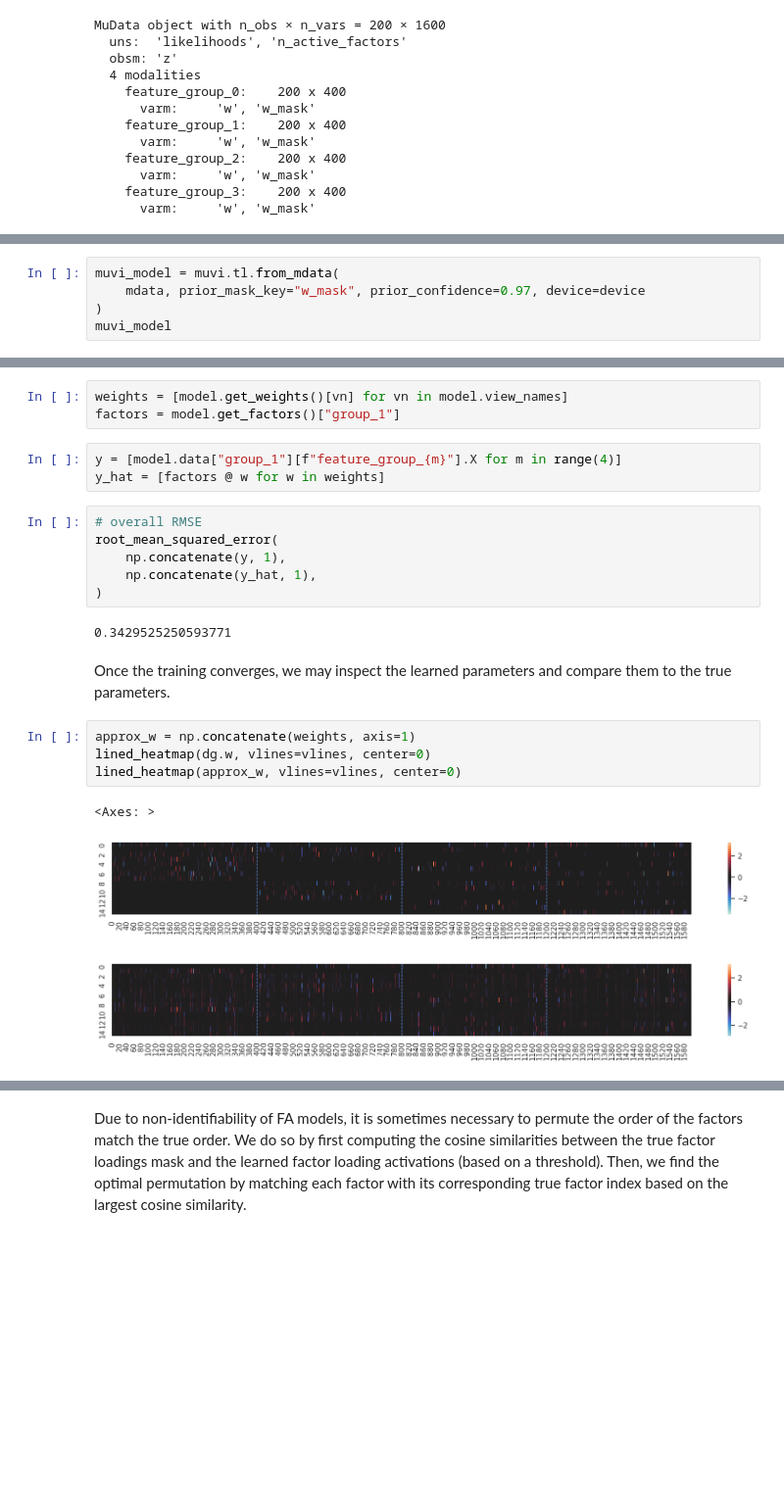
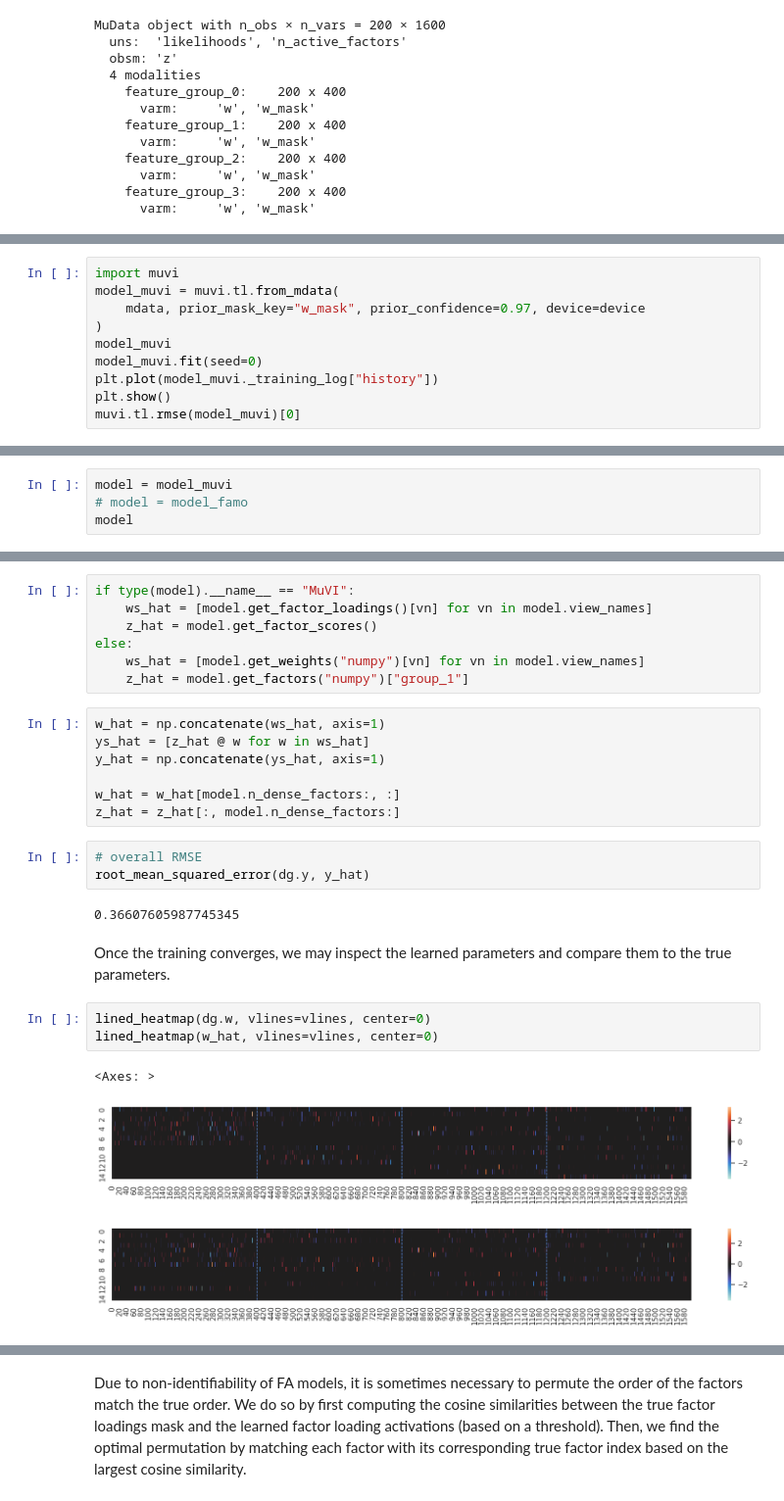
Before and after one commit to bioFAM/prismo, a Jupyter notebook: notebooks/muvi_experiments/1_basic_tutorial.ipynb, the cells around one changed output, grey strips where cells are left out. Shown: that part at 98% size. Drawn from its saved outputs; the diff is of its cells as text; blank space fills up the shorter version.

```diff
--- a/notebooks/muvi_experiments/1_basic_tutorial.ipynb
+++ b/notebooks/muvi_experiments/1_basic_tutorial.ipynb
@@ -119,6 +144,11 @@ import muvi
 # %%
-muvi_model = muvi.tl.from_mdata(
+import muvi
+model_muvi = muvi.tl.from_mdata(
     mdata, prior_mask_key="w_mask", prior_confidence=0.97, device=device
 )
-muvi_model
+model_muvi
+model_muvi.fit(seed=0)
+plt.plot(model_muvi._training_log["history"])
+plt.show()
+muvi.tl.rmse(model_muvi)[0]
 # %% [output]
@@ -254,0 +247,4 @@ Now we can train our model via a (stochastic) variational inference algorithm.
+# %%
+model = model_muvi
+# model = model_famo
+model
@@ -255,24 +268,28 @@ Now we can train our model via a (stochastic) variational inference algorithm.
+# %%
+if type(model).__name__ == "MuVI":
+    ws_hat = [model.get_factor_loadings()[vn] for vn in model.view_names]
+    z_hat = model.get_factor_scores()
+else:
+    ws_hat = [model.get_weights("numpy")[vn] for vn in model.view_names]
+    z_hat = model.get_factors("numpy")["group_1"]
 # %%
-weights = [model.get_weights()[vn] for vn in model.view_names]
-factors = model.get_factors()["group_1"]
+w_hat = np.concatenate(ws_hat, axis=1)
+ys_hat = [z_hat @ w for w in ws_hat]
+y_hat = np.concatenate(ys_hat, axis=1)
+
+w_hat = w_hat[model.n_dense_factors:, :]
+z_hat = z_hat[:, model.n_dense_factors:]
-# %%
-y = [model.data["group_1"][f"feature_group_{m}"].X for m in range(4)]
-y_hat = [factors @ w for w in weights]
 # %%
 # overall RMSE
-root_mean_squared_error(
-    np.concatenate(y, 1),
-    np.concatenate(y_hat, 1),
-)
+root_mean_squared_error(dg.y, y_hat)
 # %% [output]
-0.3429525250593771
+0.36607605987745345
 # %% [markdown]
 Once the training converges, we may inspect the learned parameters and compare them to the true parameters.
 # %%
-approx_w = np.concatenate(weights, axis=1)
 lined_heatmap(dg.w, vlines=vlines, center=0)
-lined_heatmap(approx_w, vlines=vlines, center=0)
+lined_heatmap(w_hat, vlines=vlines, center=0)
 # %% [output]
 <Axes: >
 [figure]
-[figure, old version]
+[figure, new version]
```
Also changed, not shown: parts of 30 cells of this notebook, 1 other file.
